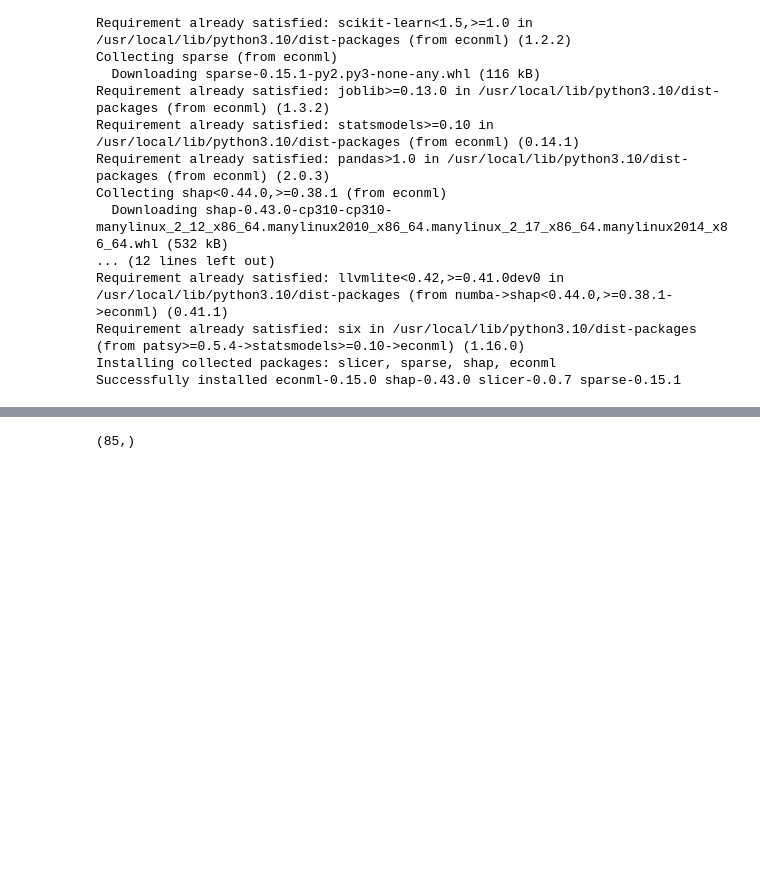
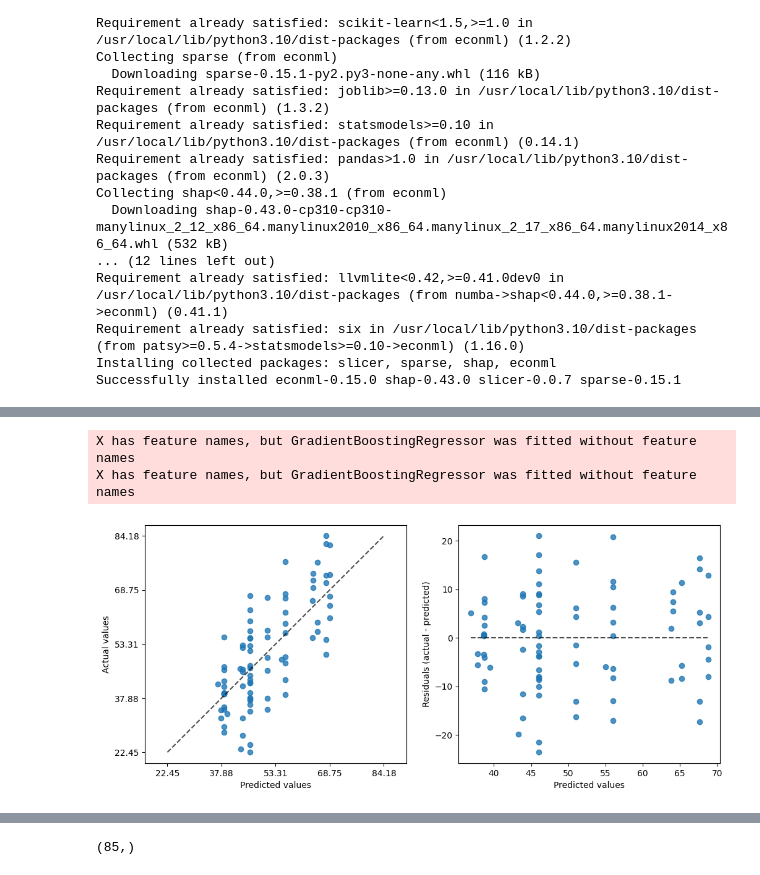
Before and after one commit to Eezzeldin/candy, a Jupyter notebook: candy_priceElasticity.ipynb, the cells around one changed output, grey strips where cells are left out. Cells and saved outputs as stored; diff of their text form; code cells hidden in the pictures; blank space fills up the shorter version.

```diff
--- a/candy_priceElasticity.ipynb
+++ b/candy_priceElasticity.ipynb
@@ -172,0 +258,15 @@ X has feature names, but GradientBoostingRegressor was fitted without feature na
+# %%
+import matplotlib.pyplot as plt
+from sklearn.metrics import PredictionErrorDisplay
+
+fig, axs = plt.subplots(nrows=1, ncols=2, figsize=(12, 5))
+_ = PredictionErrorDisplay.from_estimator(
+    [mdl for mdls in causal_forest.models_y for mdl in mdls] [0], X, Y, kind="actual_vs_predicted", ax=axs[0]
+)
+_ = PredictionErrorDisplay.from_estimator(
+    [mdl for mdls in causal_forest.models_y for mdl in mdls] [0], X, Y, kind="residual_vs_predicted", ax=axs[1]
+)
+# %% [output]
+X has feature names, but GradientBoostingRegressor was fitted without feature names
+X has feature names, but GradientBoostingRegressor was fitted without feature names
+[figure, added]
```
Also changed, not shown: parts of 7 cells of this notebook.
